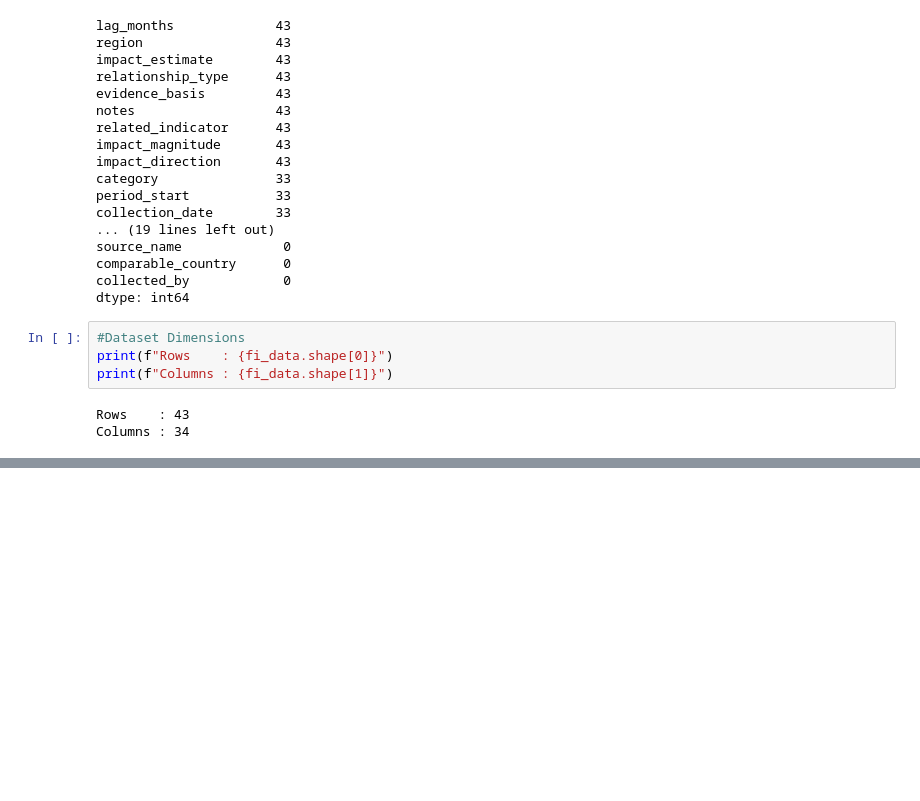
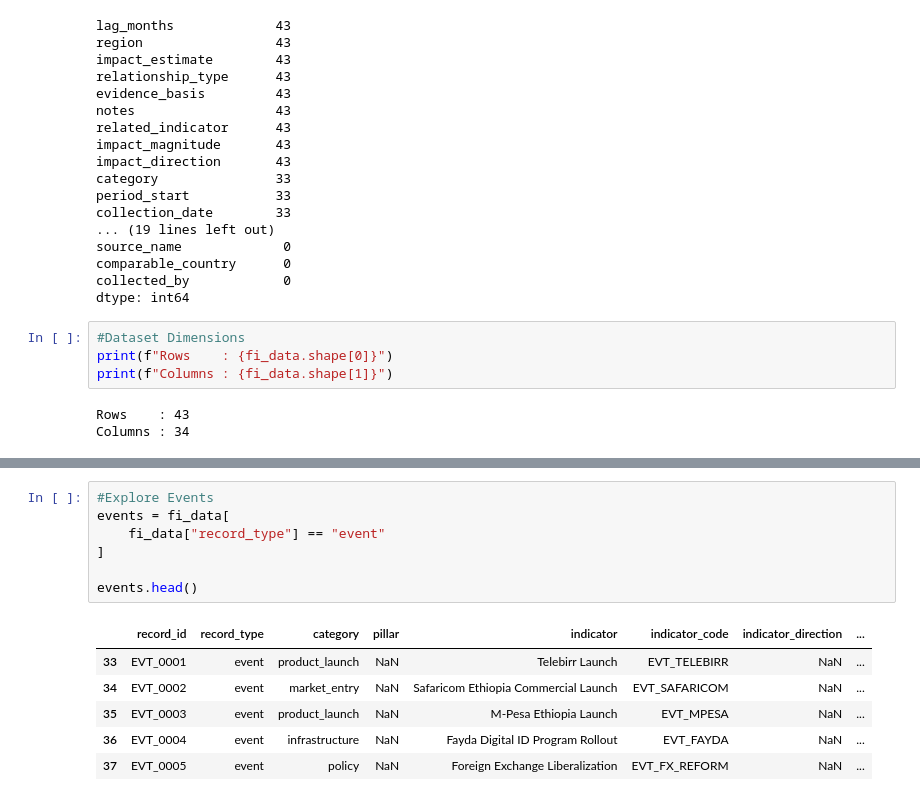
Before and after one commit to senayemekdes/ethiopia-fi-forecast, a Jupyter notebook: ethiopia-fi-forecast/notebooks/task_1_data_exploration.ipynb, the cells around one changed output, grey strips where cells are left out. Cells and saved outputs as stored; diff of their text form; blank space fills up the shorter version.

```diff
--- a/ethiopia-fi-forecast/notebooks/task_1_data_exploration.ipynb
+++ b/ethiopia-fi-forecast/notebooks/task_1_data_exploration.ipynb
@@ -139,0 +330,14 @@ Columns : 34
+# %%
+#Explore Events
+events = fi_data[
+    fi_data["record_type"] == "event"
+]
+
+events.head()
+# %% [output]
+|  | record_id | record_type | category | pillar | indicator | indicator_code | indicator_direction | ... |
+| 33 | EVT_0001 | event | product_launch | NaN | Telebirr Launch | EVT_TELEBIRR | NaN | ... |
+| 34 | EVT_0002 | event | market_entry | NaN | Safaricom Ethiopia Commercial Launch | EVT_SAFARICOM | NaN | ... |
+| 35 | EVT_0003 | event | product_launch | NaN | M-Pesa Ethiopia Launch | EVT_MPESA | NaN | ... |
+| 36 | EVT_0004 | event | infrastructure | NaN | Fayda Digital ID Program Rollout | EVT_FAYDA | NaN | ... |
+| 37 | EVT_0005 | event | policy | NaN | Foreign Exchange Liberalization | EVT_FX_REFORM | NaN | ... |
```
Also changed, not shown: parts of 19 cells of this notebook, 3 other files.
